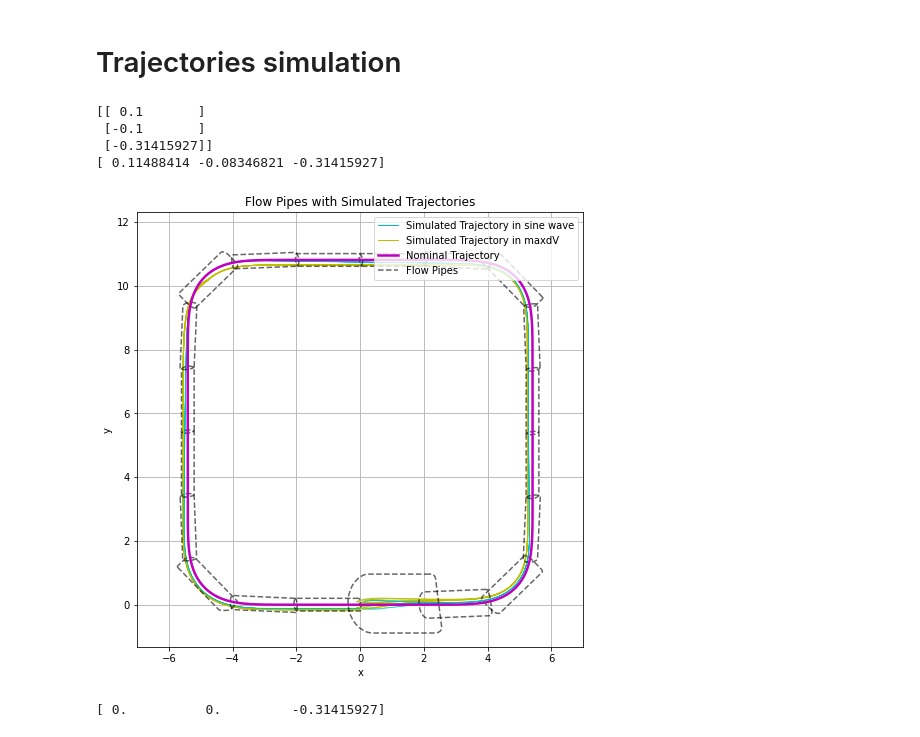
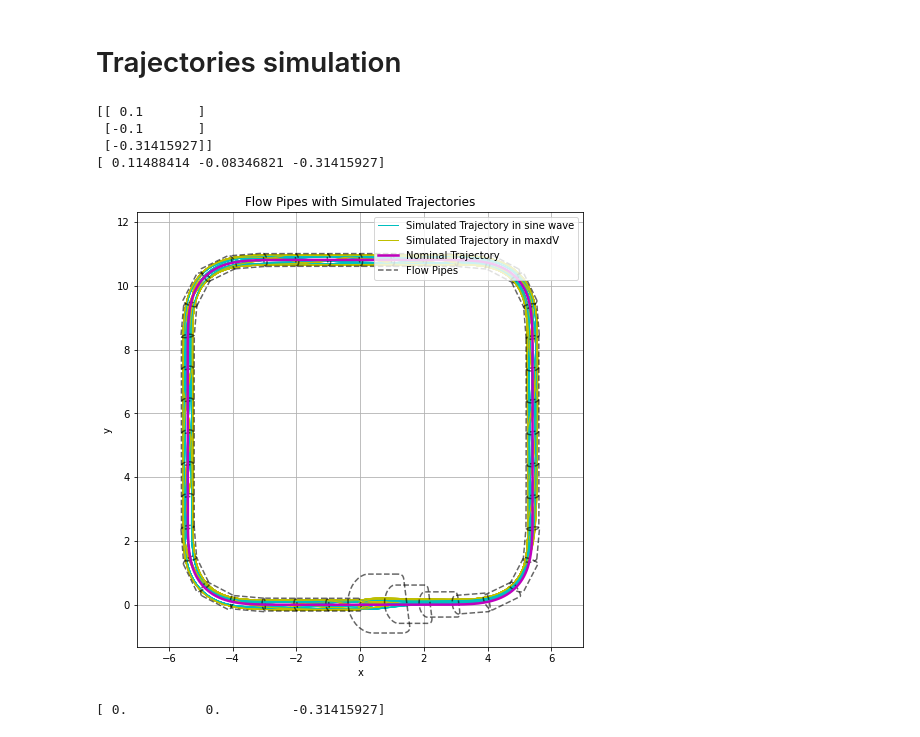
Before and after one commit to melodylylin/NASAULI_MC, a Jupyter notebook: SE(2) Invariant.ipynb, the cells around one changed output. Cells and saved outputs as stored; diff of their text form; code cells hidden in the pictures.

```diff
--- a/SE(2) Invariant.ipynb
+++ b/SE(2) Invariant.ipynb
@@ -36,6 +36,6 @@ se2_flow.solve_control_gain()
         [ 0.        ,  0.        ,  1.        ],
         [ 0.        , -3.16227766, -4.04036574]]))
 # %%
-sol = se2_flow.find_se2_invariant_set()
+sol = se2_flow.find_se2_invariant_set(se2_flow.svd(15*np.pi/20))
 se2_flow.plot_invariant_set(sol, w1=1, w2=1)
 # %% [output]
@@ -45,0 +53,4 @@ se2_flow.plot_invariant_set(sol, w1=1, w2=1)
+# %%
+dis = np.zeros([1,2500])
+for i in range(2500):
+    dis[:,i] = np.sqrt(exp_points[0,i]**2+exp_points[1,i]**2)
@@ -45,0 +61,22 @@ se2_flow.plot_invariant_set(sol, w1=1, w2=1)
+# %%
+rotate_points45 = np.zeros([2,2500])
+for i in range(2500):
+    rotate_points45[:,i] = se2_flow.rotate_point(exp_points[0:2,i], np.pi/4)
+rotate_points90 = np.zeros([2,2500])
+for i in range(2500):
+    rotate_points90[:,i] = se2_flow.rotate_point(exp_points[0:2,i], np.pi/2)
+rotate_points135 = np.zeros([2,2500])
+for i in range(2500):
+    rotate_points135[:,i] = se2_flow.rotate_point(exp_points[0:2,i], 3*np.pi/4)
+rotate_points180 = np.zeros([2,2500])
+for i in range(2500):
+    rotate_points180[:,i] = se2_flow.rotate_point(exp_points[0:2,i], np.pi)
+rotate_points225 = np.zeros([2,2500])
+for i in range(2500):
+    rotate_points225[:,i] = se2_flow.rotate_point(exp_points[0:2,i], 5*np.pi/4)
+rotate_points270 = np.zeros([2,2500])
+for i in range(2500):
+    rotate_points270[:,i] = se2_flow.rotate_point(exp_points[0:2,i], 6*np.pi/4)
+rotate_points315 = np.zeros([2,2500])
+for i in range(2500):
+    rotate_points315[:,i] = se2_flow.rotate_point(exp_points[0:2,i], 7*np.pi/4)
@@ -164,7 +255,7 @@ n = 10 # number of interval hulls
 # disturbances
 w1 = 1
 w2 = 1
-sol1 = se2_flow.find_se2_invariant_set() # u, v, w1, w2
+sol1 = se2_flow.find_se2_invariant_set(se2_flow.svd(15*np.pi/20))
 
 ref = se2_flow.simulate(t, 0, w1, w2, 0, 0, 0, dist='sine', sol= sol1, use_approx=False)
 e0 = se2_flow.se2_log(np.array([0, 0, -np.pi/10]))
@@ -229,14 +309,15 @@ NameError: name 'nom' is not defined
 # Trajectories simulation
 # %%
 # small distrubance
-freq = [0.02] #, .04, .06, .08, .01, .03, .05, .07, .09]
+freq = [0.02, .04, .06, .08, .01, .03, .05, .07, .09]
 res = []
 t = 40
-n = 20 # number of interval hulls
+n = 40 # number of interval hulls
 # disturbances
 w1 = .1
 w2 = .1
-ref = se2_flow.simulate(t, 0, w1, w2, 0, 0, 0, dist='sine', sol= sol1, use_approx=False)
+sol_s = se2_flow.find_se2_invariant_set(se2_flow.svd(2*np.pi/20))
+ref = se2_flow.simulate(t, 0, w1, w2, 0, 0, 0, dist='sine', sol= sol_s, use_approx=False)
 e = []
 V=[]
 
@@ -244,12 +325,12 @@ for theta0 in np.linspace(-np.pi/10, np.pi/10, 2):
     for x0 in np.linspace(-.1, .1, 2):
         for y0 in np.linspace(-.1, .1, 2):
                 init_e = np.array([[x0, y0, theta0]]).T
-                V0 = init_e.T@sol['P']@init_e
+                V0 = init_e.T@sol_s['P']@init_e
                 V.append(V0)
                 e.append(init_e)
                 for i in freq:
-                    r = se2_flow.simulate(40, i, w1, w2, x0, y0, theta0, dist='sine', sol= sol1, use_approx=False)
-                    r2 = se2_flow.simulate(40, i, w1, w2, x0, y0, theta0, dist='square', sol= sol1, use_approx=False)
+                    r = se2_flow.simulate(40, i, w1, w2, x0, y0, theta0, dist='sine', sol= sol_s, use_approx=False)
+                    r2 = se2_flow.simulate(40, i, w1, w2, x0, y0, theta0, dist='square', sol= sol_s, use_approx=False)
                     res.append(r)
                     if theta0 == np.pi/10 and x0 == .1 and y0 == .1 and i == freq[-1]:
                         se2_flow.plot_simulated(r, name='sine wave', legend=True, save=False, linewidth = 1, color = 'c')
@@ -263,36 +344,36 @@ print(e[i])
 e0 = se2_flow.se2_log(np.array(e[i]).reshape(3,))
 print(e0)
 
-flow_pipes_LMI, intervalhull_LMI, nom = se2_flow.flowpipes(ref, t, n, e0, w1, w2, sol)
+flow_pipes_LMI, intervalhull_LMI, nom = se2_flow.flowpipes(ref, t, n, e0, w1, w2, sol_s)
 for facet in range(n):
     hs_ch_LMI = plt.plot(flow_pipes_LMI[facet][:,0], flow_pipes_LMI[facet][:,1], color='k', linestyle='--', alpha = 0.6)
 
 h_nom = plt.plot(nom[:,0], nom[:,1], color='m', linestyle='-', linewidth = 2.5)
 
 plt.axis('equal')
 plt.xlim([-7, 7])
 plt.ylim([-3, 14])
 plt.title('Flow Pipes with Simulated Trajectories')
 plt.xlabel('x')
 plt.ylabel('y')
 
 lgd = plt.legend(loc=1)
 ax = lgd.axes
 handles, labels = ax.get_legend_handles_labels()
 handles.append(h_nom[0])
 labels.append('Nominal Trajectory')
 handles.append(hs_ch_LMI[0])
 labels.append('Flow Pipes')
 lgd._legend_box = None
 lgd._init_legend_box(handles, labels)
 lgd._set_loc(lgd._loc)
 lgd.set_title(lgd.get_title().get_text())
 # %% [output]
 [[ 0.1       ]
  [-0.1       ]
  [-0.31415927]]
 [ 0.11488414 -0.08346821 -0.31415927]
-[figure, old version]
+[figure, new version]
 # %%
 # large disturbance
 freq = [0.02, .04, .06, .08, .01, .03, .05, .07, .09]
```
Also changed, not shown: parts of 12 cells of this notebook, 4 other files.
